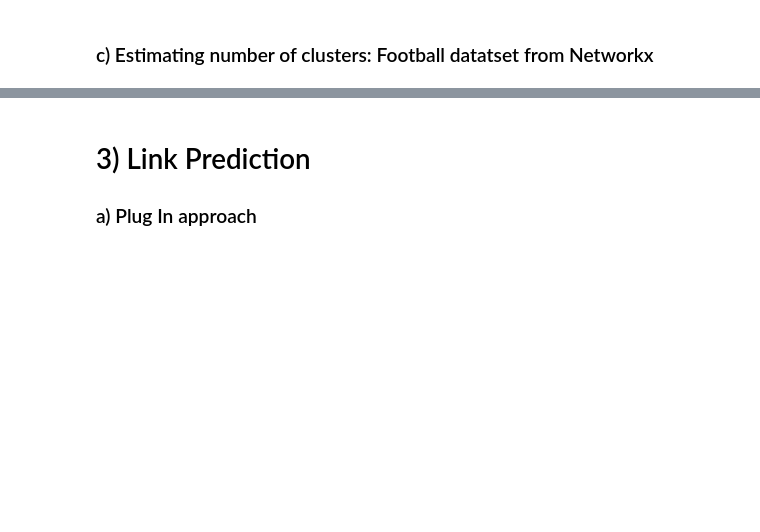
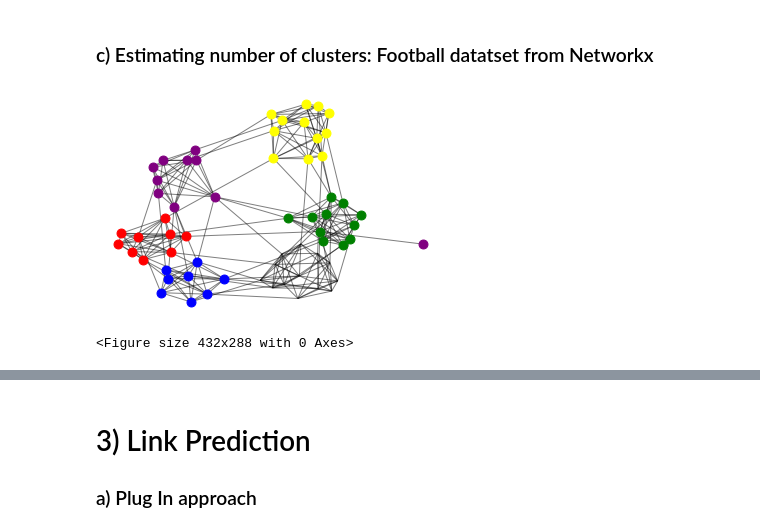
Before and after one commit to quentin-duchemin/inference-markovian-SBM, a Jupyter notebook: experiments.ipynb, the cells around one changed output, grey strips where cells are left out. Drawn from its saved outputs; the diff is of its cells as text; code cells hidden in the pictures; blank space fills up the shorter version.

```diff
--- a/experiments.ipynb
+++ b/experiments.ipynb
@@ -182,32 +179,35 @@ values = nx.get_node_attributes(G,'value')
 
 indices = []
 a = list(G.nodes.keys())
 NODES = []
 for i,el in enumerate(a):
     if values[el] in [0,1,2,3,4,6]:
         indices.append(i)
         NODES.append(el)
 
     else:
         G.remove_node(el)
 
 coloring = {}
 for node in NODES:
     coloring[node] = values[node]
 
 def draw_coloring(G,coloring,colors):
     fig = plt.figure()
     n_colors = len(colors)
 
     pos = nx.spring_layout(G)
     for i in range(n_colors):
         nx.draw_networkx_nodes(G,pos,[x for x in G.nodes() if coloring[x]==i],node_size=80,node_color=colors[i])
     nx.draw_networkx_edges(G,pos,width=1.0,alpha=0.5)
 
     plt.axis('off')
     plt.show()
     return fig
-some_colors = ['red','blue','green','yellow','purple', 'black', 'pink' ]
+some_colors = ['red','blue','green','yellow','purple', 'black' ]
 fig2 = draw_coloring(G,coloring,some_colors)
 plt.savefig("Graph.png", format="PNG", dpi=300)
+# %% [output]
+[figure, added]
+<Figure size 432x288 with 0 Axes>
 # %%
```
Also changed, not shown: parts of 4 cells of this notebook, 1 other file.
